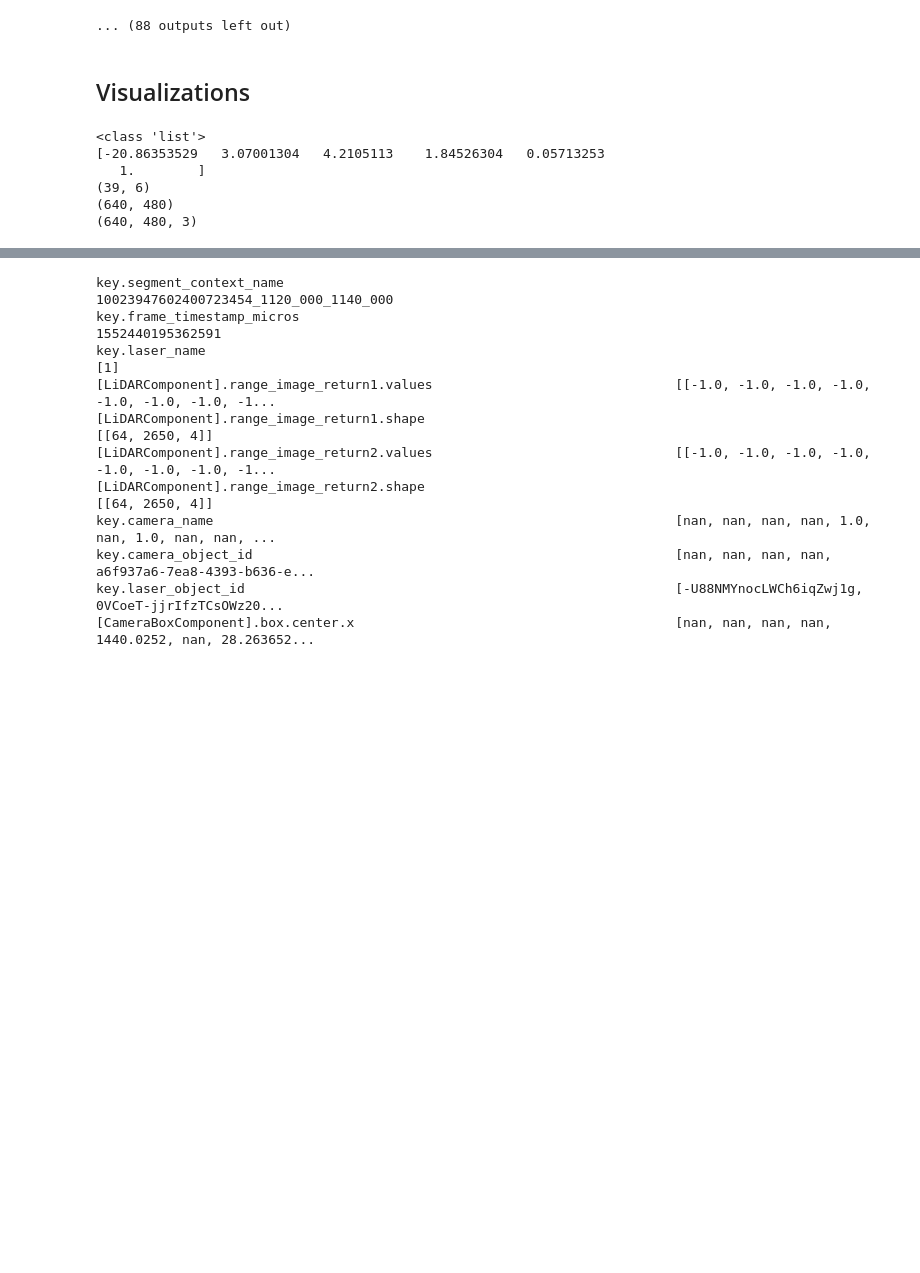
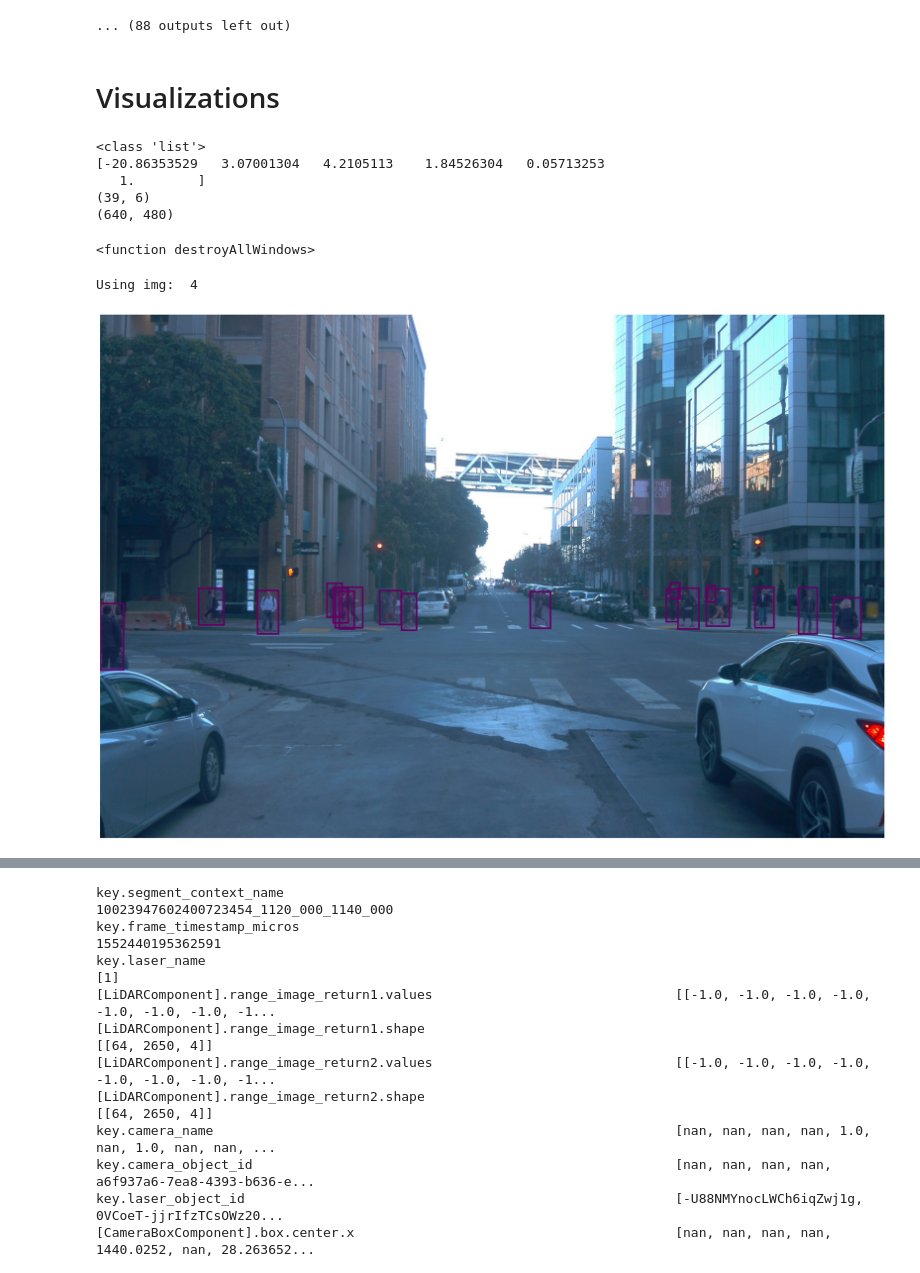
Before and after one commit to mgmike/mike_wod_v2, a Jupyter notebook: Waymo_v2_to_yolov8.ipynb, the cells around one changed output, grey strips where cells are left out. Saved outputs shown, nothing was run; the diff lists cells and outputs as text; code cells hidden in the pictures; blank space fills up the shorter version.

Commit message:
Added Camera vis pt 1

```diff
--- a/Waymo_v2_to_yolov8.ipynb
+++ b/Waymo_v2_to_yolov8.ipynb
@@ -40,7 +40,7 @@ lidar_df = read('lidar')
 lidar_calibration_df = read('lidar_calibration')
 
 association_df = association_df[association_df['key.camera_name'] == 1]
-cam_box_df = cam_box_df[cam_box_df['key.camera_name'] == 1]
+cam_box_df = cam_box_df[cam_box_df['key.camera_name'] == 1].compute()
 cam_img_df = cam_img_df[cam_img_df['key.camera_name'] == 1].compute()
 lidar_df = lidar_df[lidar_df['key.laser_name'] == 1]
 lidar_calibration_df = lidar_calibration_df[lidar_calibration_df['key.laser_name'] == 1].compute()
@@ -139,19 +135,3 @@ RangeImage(values=array([-1., -1., -1., ..., -1., -1., -1.], dtype=float32), sha
 <class 'pandas.core.series.Series'>
 <class 'pandas.core.frame.DataFrame'>
 <class 'waymo_open_dataset.v2.perception.context.LiDARCalibrationComponent'>
-# %%
-print(range_image.shape)
-ri = np.reshape(range_image.values, range_image.shape)
-while (1):
-    cv2.imshow('range_image', ri)
-    if cv2.waitKey(10) & 0xFF == 27:
-        break
-cv2.destroyAllWindows
-
-img = np.array(camera_image.image[4])
-print(len(camera_image.image[4]))
-while (1):
-    cv2.imshow('image', img)
-    if cv2.waitKey(10) & 0xFF == 27:
-        break
-cv2.destroyAllWindows
@@ -400,7 +373,7 @@ Starting training for 100 epochs...
       Epoch    GPU_mem   box_loss   cls_loss   dfl_loss  Instances       Size
 ... (88 outputs left out)
 # %% [markdown]
-## Visualizations
+# Visualizations
 # %%
 def rotate_mtx(points, angle, center):
     rotation = np.array([[np.cos(angle), -np.sin(angle)],[np.sin(angle), np.cos(angle)]])
@@ -445,7 +418,13 @@ colors = [(0,100,100),(100,100,0), (100, 0, 100),(25,25,100)] #  Cyclists, Vehic
 
 POINTCLOUD_X_INDEX = 0
 POINTCLOUD_Y_INDEX = 1
-lidar_box_masked = np.transpose(np.array([np.array(lidar_box.box.center.x), np.array(lidar_box.box.center.y), np.array(lidar_box.box.size.x), np.array(lidar_box.box.size.y), np.array(lidar_box.box.heading), np.array(lidar_box.type)]))
+lidar_box_masked = np.transpose(np.array([
+    np.array(lidar_box.box.center.x),
+    np.array(lidar_box.box.center.y),
+    np.array(lidar_box.box.size.x),
+    np.array(lidar_box.box.size.y),
+    np.array(lidar_box.box.heading),
+    np.array(lidar_box.type)]))
 print(lidar_box_masked[0, :])
 mask = np.where((lidar_box_masked[:, POINTCLOUD_X_INDEX] >= configs['lim_x'][0]) & (lidar_box_masked[:, POINTCLOUD_X_INDEX] <= configs['lim_x'][1]) &
                 (lidar_box_masked[:, POINTCLOUD_Y_INDEX] >= configs['lim_y'][0]) & (lidar_box_masked[:, POINTCLOUD_Y_INDEX] <= configs['lim_y'][1]))# &
@@ -489,4 +468,4 @@ cv2.destroyAllWindows
    1.        ]
 (39, 6)
 (640, 480)
-(640, 480, 3)
+<function destroyAllWindows>
@@ -502,0 +514,12 @@ while (1):
+# %%
+# Find image that is not nan
+img_index = 0
+
+while img_index < len(lidar_box.key.laser_object_id) and pd.isnull(camera_image.image[img_index]):
+    img_index = img_index + 1
+print("Using img: ", img_index)
+img1 = tf.image.decode_jpeg(camera_image_.image[img_index_])
+show_image(camera_box, img1, img_index)
+# %% [output]
+Using img:  4
+[figure, added]
```
Also changed, not shown: parts of 11 cells of this notebook.
